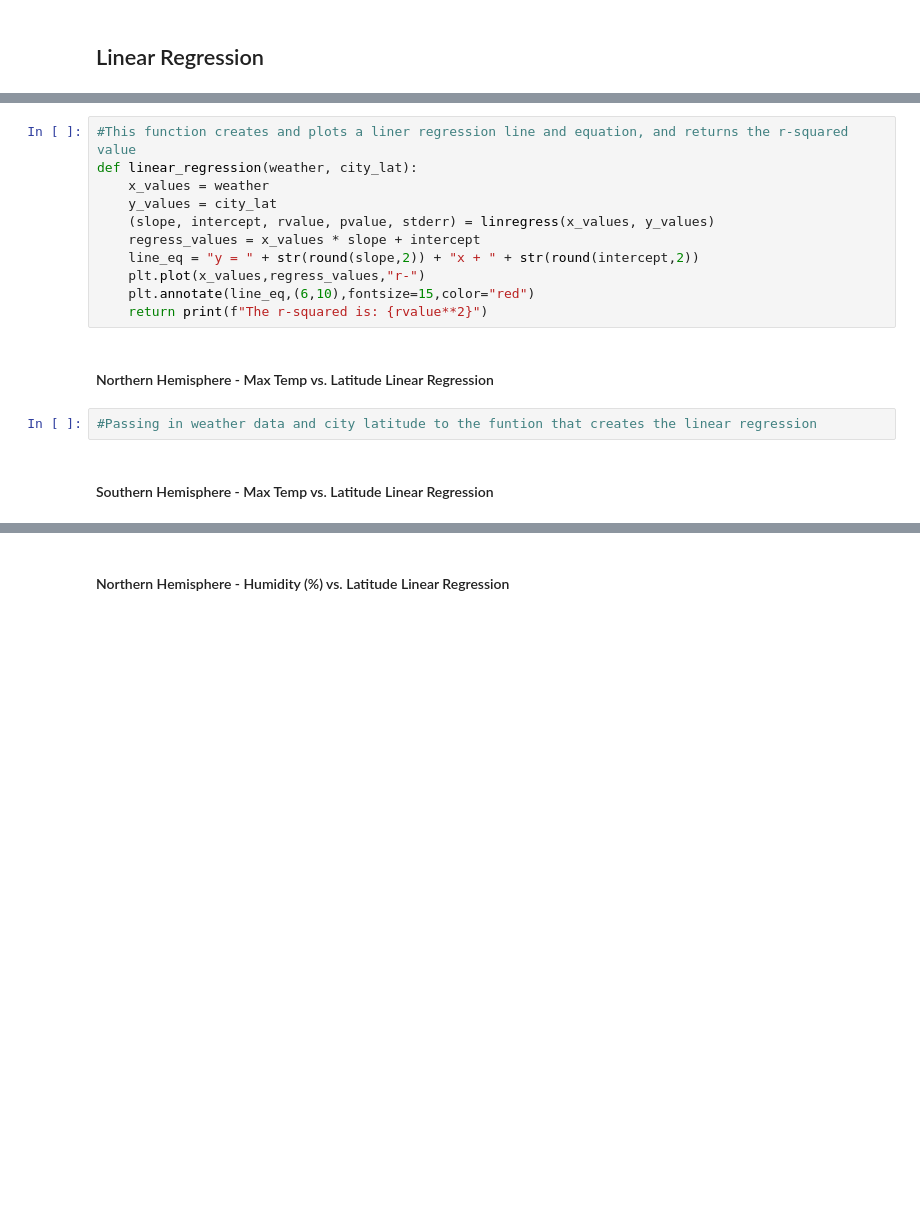
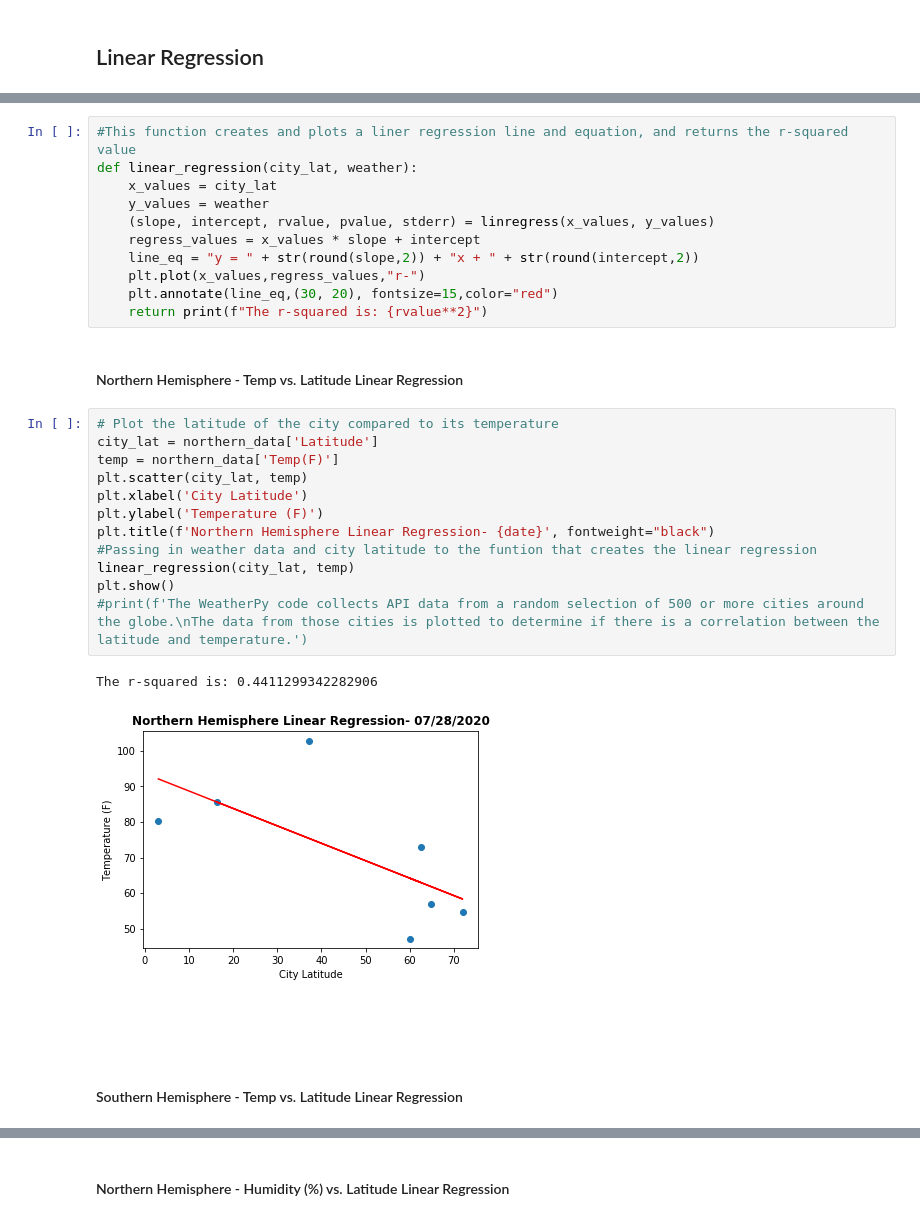
Before and after one commit to Michelin96/python-api-challenge, a Jupyter notebook: WeatherPy/WeatherPy.ipynb, the cells around one changed output, grey strips where cells are left out. Drawn from its saved outputs; the diff is of its cells as text; blank space fills up the shorter version.

```diff
--- a/WeatherPy/WeatherPy.ipynb
+++ b/WeatherPy/WeatherPy.ipynb
@@ -239,17 +252,30 @@ southern_data = weather_data.loc[weather_data['Latitude'] < 0]
 # %%
 #This function creates and plots a liner regression line and equation, and returns the r-squared value
-def linear_regression(weather, city_lat):
-    x_values = weather
-    y_values = city_lat
+def linear_regression(city_lat, weather):
+    x_values = city_lat
+    y_values = weather
     (slope, intercept, rvalue, pvalue, stderr) = linregress(x_values, y_values)
     regress_values = x_values * slope + intercept
     line_eq = "y = " + str(round(slope,2)) + "x + " + str(round(intercept,2))
     plt.plot(x_values,regress_values,"r-")
-    plt.annotate(line_eq,(6,10),fontsize=15,color="red")
+    plt.annotate(line_eq,(30, 20), fontsize=15,color="red")
     return print(f"The r-squared is: {rvalue**2}")
 # %% [markdown]
-####  Northern Hemisphere - Max Temp vs. Latitude Linear Regression
+####  Northern Hemisphere - Temp vs. Latitude Linear Regression
-# %%
-#Passing in weather data and city latitude to the funtion that creates the linear regression
+# %%
+# Plot the latitude of the city compared to its temperature
+city_lat = northern_data['Latitude']
+temp = northern_data['Temp(F)']
+plt.scatter(city_lat, temp)
+plt.xlabel('City Latitude')
+plt.ylabel('Temperature (F)')
+plt.title(f'Northern Hemisphere Linear Regression- {date}', fontweight="black")
+#Passing in weather data and city latitude to the funtion that creates the linear regression
+linear_regression(city_lat, temp)
+plt.show()
+#print(f'The WeatherPy code collects API data from a random selection of 500 or more cities around the globe.\nThe data from those cities is plotted to determine if there is a correlation between the latitude and temperature.')
+# %% [output]
+The r-squared is: 0.4411299342282906
+[figure, added]
 # %% [markdown]
-####  Southern Hemisphere - Max Temp vs. Latitude Linear Regression
+####  Southern Hemisphere - Temp vs. Latitude Linear Regression
```
Also changed, not shown: parts of 17 cells of this notebook.
